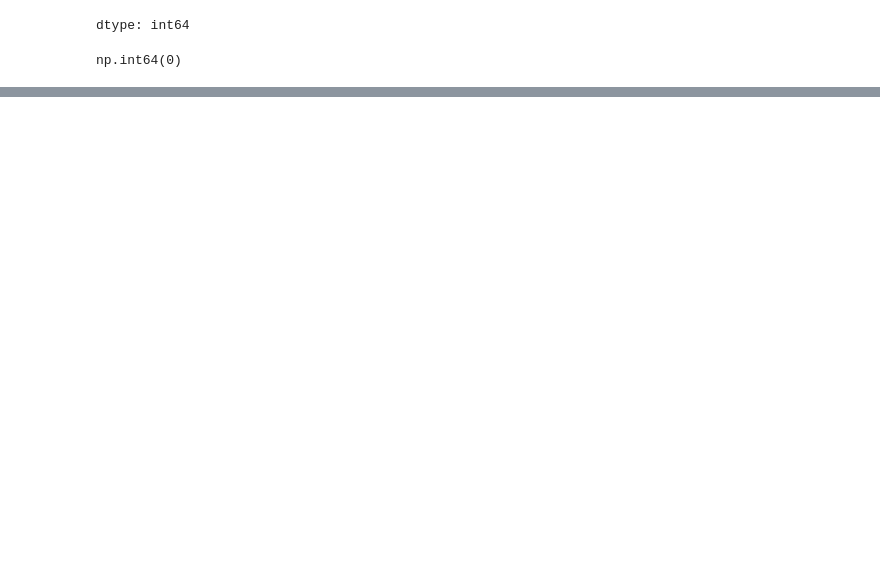
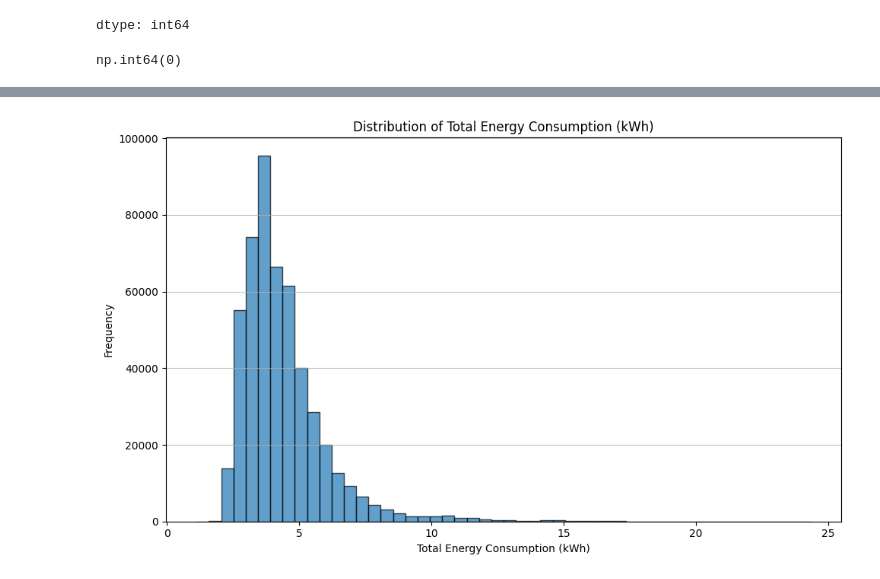
Before and after one commit to vaishnavikk1923/ML-project-files, a Jupyter notebook: infosys.ipynb, the cells around one changed output, grey strips where cells are left out. Cells and saved outputs as stored; diff of their text form; code cells hidden in the pictures; blank space fills up the shorter version.

```diff
--- a/infosys.ipynb
+++ b/infosys.ipynb
@@ -58,0 +199,21 @@ df.describe() #provides a statistical summary of the numerical columns in your D
+# %%
+# The 'Appliance Type' column does not exist in the DataFrame.
+# The current DataFrame has separate columns for each appliance's energy consumption (e.g., 'Dishwasher', 'Fridge').
+# If you intend to analyze consumption by individual appliances, a different approach is needed (e.g., melting the DataFrame or iterating through appliance columns).
+print("Column 'Appliance Type' not found in DataFrame. Please check available columns or your intent.")
+
+# Create 'Season' column from 'month'
+def get_season(month):
+    if month in [12, 1, 2]:
+        return 'Winter'
+    elif month in [3, 4, 5]:
+        return 'Spring'
+    elif month in [6, 7, 8]:
+        return 'Summer'
+    else:
+        return 'Fall'
+
+df['Season'] = df['month'].apply(get_season)
+
+print("\nUnique values and counts for 'Season':")
+print(df['Season'].value_counts())
@@ -58,0 +230,24 @@ df.describe() #provides a statistical summary of the numerical columns in your D
+# %%
+import matplotlib.pyplot as plt
+
+# List of all appliance consumption columns
+appliance_columns = [
+    'Dishwasher', 'Home office', 'Fridge', 'Wine cellar', 'Garage door', 'Barn', 'Well', 'Microwave',
+    'Living room', 'Furnace', 'Kitchen', 'use_HO', 'gen_Sol', 'Car charger [kW]', 'Water heater [kW]',
+    'Air conditioning [kW]', 'Home Theater [kW]', 'Outdoor lights [kW]', 'microwave [kW]', 'Laundry [kW]',
+    'Pool Pump [kW]'
+]
+
+# Create a new column 'Total Energy Consumption (kWh)' by summing all appliance consumptions
+df['Total Energy Consumption (kWh)'] = df[appliance_columns].sum(axis=1)
+
+plt.figure(figsize=(10, 6))
+plt.hist(df['Total Energy Consumption (kWh)'], bins=50, edgecolor='k', alpha=0.7)
+plt.title('Distribution of Total Energy Consumption (kWh)')
+plt.xlabel('Total Energy Consumption (kWh)')
+plt.ylabel('Frequency')
+plt.grid(axis='y', alpha=0.75)
+plt.tight_layout()
+plt.show()
+# %% [output]
+[figure, added]
```
Also changed, not shown: parts of 17 cells of this notebook.
